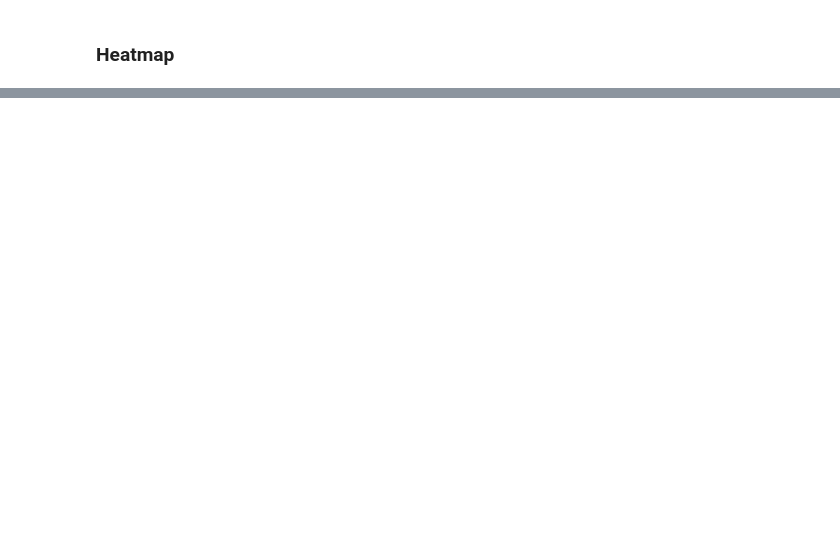
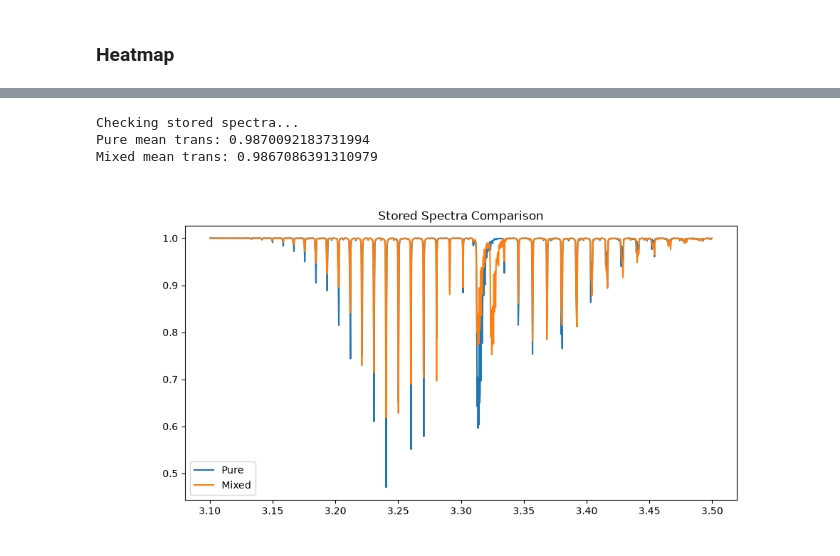
Before and after one commit to zanecollins/sgl_science_case, a Jupyter notebook: sgl_science_case/notebooks/summer_26_isotope_tests_cc.ipynb, the cells around one changed output, grey strips where cells are left out. Cells and saved outputs as stored; diff of their text form; code cells hidden in the pictures; blank space fills up the shorter version.

```diff
--- a/sgl_science_case/notebooks/summer_26_isotope_tests_cc.ipynb
+++ b/sgl_science_case/notebooks/summer_26_isotope_tests_cc.ipynb
@@ -815,0 +924,25 @@ resolution
+# %%
+# Check if different scenarios have different spectra
+print("Checking stored spectra...")
+
+row1 = df_results[(df_results['data_abundances'] == {'CH4': {1:1.0,2:0}}) &
+                  (df_results['resolution'] == 10000)].iloc[0]
+
+row2 = df_results[(df_results['data_abundances'] == {'CH4': {1:0.5,2:0.5}}) &
+                  (df_results['resolution'] == 10000)].iloc[0]
+
+print("Pure mean trans:", row1['clean_transmission'].mean())
+print("Mixed mean trans:", row2['clean_transmission'].mean())
+
+# Plot to confirm they are different
+plt.figure(figsize=(10,5))
+plt.plot(row1['wavelength_grid'], row1['clean_transmission'], label='Pure')
+plt.plot(row2['wavelength_grid'], row2['clean_transmission'], label='Mixed')
+plt.legend()
+plt.title('Stored Spectra Comparison')
+plt.show()
+# %% [output]
+Checking stored spectra...
+Pure mean trans: 0.9870092183731994
+Mixed mean trans: 0.9867086391310979
+[figure, added]
```
Also changed, not shown: parts of 20 cells of this notebook.
